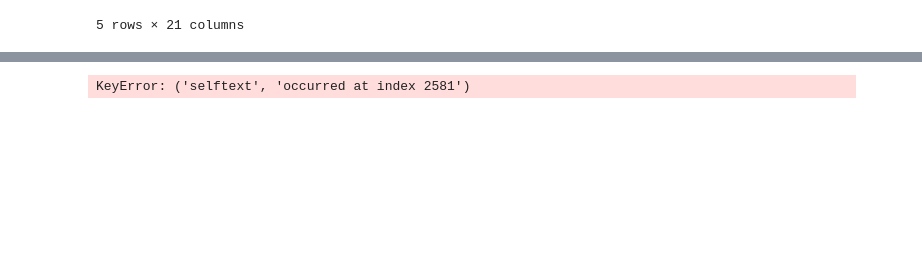
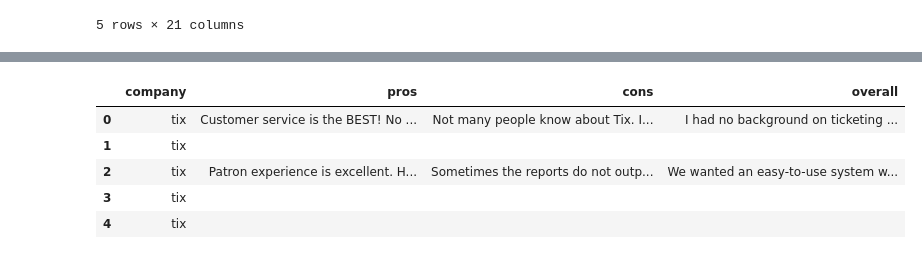
Before and after one commit to wonchankim97/Ticketing-Software-Web-Scraping, a Jupyter notebook: nlp.ipynb, the cells around one changed output, grey strips where cells are left out. Cells and saved outputs as stored; diff of their text form; code cells hidden in the pictures; blank space fills up the shorter version.

```diff
--- a/nlp.ipynb
+++ b/nlp.ipynb
@@ -55,12 +35,0 @@ df_100.fillna("")
-# %%
-sample_size = 100
-
-def sentiment_func(x):
-    sentiment = TextBlob(x['selftext'])
-    x['polarity'] = sentiment.polarity
-    x['subjectivity'] = sentiment.subjectivity
-    return x
-
-sample = df_100.sample(sample_size).apply(sentiment_func, axis=1)
-# %% [output]
-KeyError: ('selftext', 'occurred at index 2581')
@@ -68,0 +36,9 @@ df['selftext'] = df['selftext'].apply(lambda x: re.sub('[^\w\s]', '', x))
+# %%
+df_100.head()
+# %% [output]
+|  | company | pros | cons | overall |
+| 0 | tix | Customer service is the BEST! No ... | Not many people know about Tix. I... | I had no background on ticketing ... |
+| 1 | tix |  |  |  |
+| 2 | tix | Patron experience is excellent. H... | Sometimes the reports do not outp... | We wanted an easy-to-use system w... |
+| 3 | tix |  |  |  |
+| 4 | tix |  |  |  |
```
Also changed, not shown: parts of 7 cells of this notebook.
